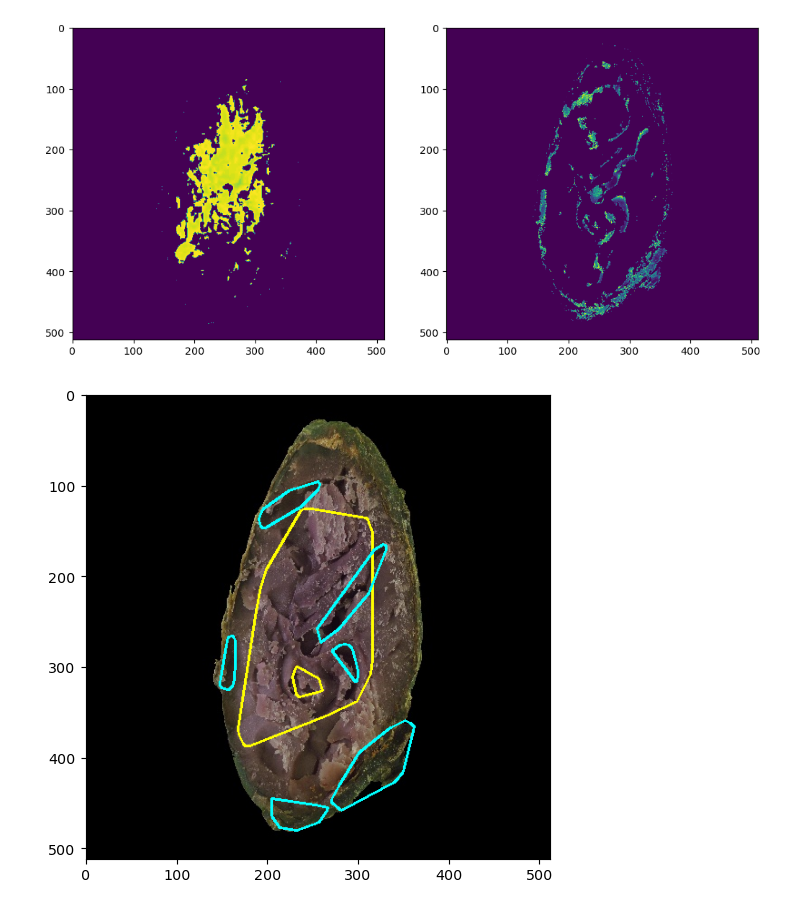
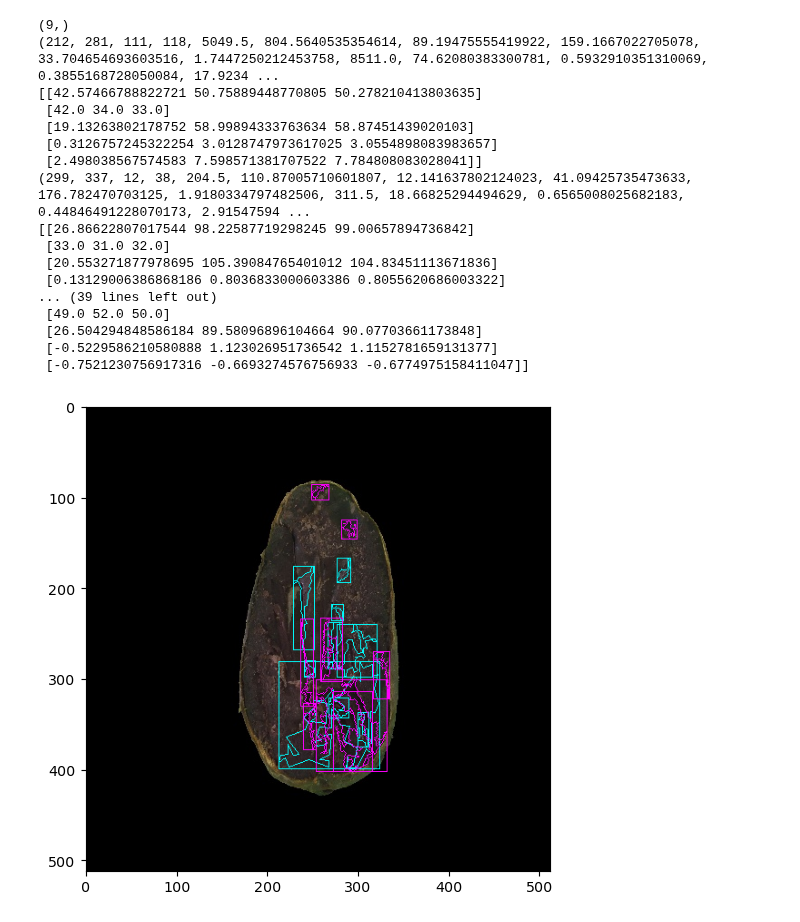
Before and after one commit to quanglochuynh/thesis2022, a Jupyter notebook: The_new_thesis_approach/hsv_feature.ipynb, the cells around one changed output. Cells and saved outputs as stored; diff of their text form; code cells hidden in the pictures.

```diff
--- a/The_new_thesis_approach/hsv_feature.ipynb
+++ b/The_new_thesis_approach/hsv_feature.ipynb
@@ -45,30 +36,35 @@ tp = seperate_chanel(k, plot=True)
-# %%
-ret, thresh_h = cv2.threshold(h, 60,255,cv2.THRESH_TOZERO)
-ret, thresh_v = cv2.threshold(v, 30,255,cv2.THRESH_TOZERO_INV)
-plt.subplot(1,2,1)
-plt.imshow(thresh_h)
-plt.subplot(1,2,2)
-plt.imshow(thresh_v)
-plt.show()
-# %% [output]
-[figure, removed]
-# %%
-contour_H = contour_extractor(thresh_h)
-for cnt in contour_H:
-    convexHull = cv2.convexHull(cnt)
-    convexhull_area = cv2.contourArea(convexHull)
-    if convexhull_area>500:
-        cv2.drawContours(origin_rgb, [convexHull], -1, (255, 255, 0), 2)
-
-contour_V = contour_extractor(thresh_v)
-for cnt in contour_V:
-    convexHull = cv2.convexHull(cnt)
-    convexhull_area = cv2.contourArea(convexHull)
-    if convexhull_area>500:
-        cv2.drawContours(origin_rgb, [convexHull], -1, (0, 255, 255), 2)
-# %%
-# origin_rgb = cv2.cvtColor(image, cv2.COLOR_BGR2RGB)
-plt.imshow(origin_rgb)
-plt.show()
-# %% [output]
-[figure, removed]
+# %%
+ctH, ctV = hsv_contour_extract(image, hsv=False)
+print(np.shape(ctH))
+for cnt in ctH:
+    cv2.drawContours(origin_rgb, [cnt], -1, (0, 255, 255), 1)
+    (x,y,w,h) = cv2.boundingRect(cnt)
+    cv2.rectangle(origin_rgb,(x,y),(x+w, y+h),(0,255,255), 1)
+    print(geometry_analysis(cnt))
+    print(statistic_analysis(origin_rgb[y:y+h,x:x+w]))
+
+for cnt in ctV:
+    cv2.drawContours(origin_rgb, [cnt], -1, (255, 0, 255), 1)
+    (x,y,w,h) = cv2.boundingRect(cnt)
+    cv2.rectangle(origin_rgb,(x,y),(x+w, y+h),(255,0,255), 1)
+plt.imshow(origin_rgb)
+plt.show()
+# %% [output]
+(9,)
+(212, 281, 111, 118, 5049.5, 804.5640535354614, 89.19475555419922, 159.1667022705078, 33.704654693603516, 1.7447250212453758, 8511.0, 74.62080383300781, 0.5932910351310069, 0.3855168728050084, 17.9234 ...
+[[42.57466788822721 50.75889448770805 50.278210413803635]
+ [42.0 34.0 33.0]
+ [19.13263802178752 58.99894333763634 58.87451439020103]
+ [0.3126757245322254 3.0128747973617025 3.0554898083983657]
+ [2.498038567574583 7.598571381707522 7.784808083028041]]
+(299, 337, 12, 38, 204.5, 110.87005710601807, 12.141637802124023, 41.09425735473633, 176.782470703125, 1.9180334797482506, 311.5, 18.66825294494629, 0.6565008025682183, 0.44846491228070173, 2.91547594 ...
+[[26.86622807017544 98.22587719298245 99.00657894736842]
+ [33.0 31.0 32.0]
+ [20.553271877978695 105.39084765401012 104.83451113671836]
+ [0.13129006386868186 0.8036833000603386 0.8055620686003322]
+... (39 lines left out)
+ [49.0 52.0 50.0]
+ [26.504294848586184 89.58096896104664 90.07703661173848]
+ [-0.5229586210580888 1.123026951736542 1.1152781659131377]
+ [-0.7521230756917316 -0.6693274576756933 -0.6774975158411047]]
+[figure, added]
```
Also changed, not shown: parts of 5 cells of this notebook, 4 other files.
